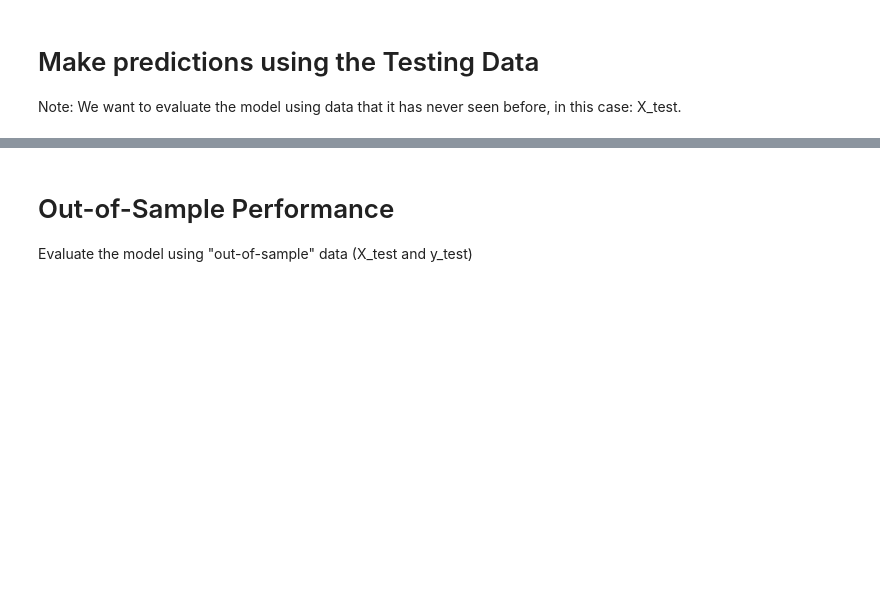
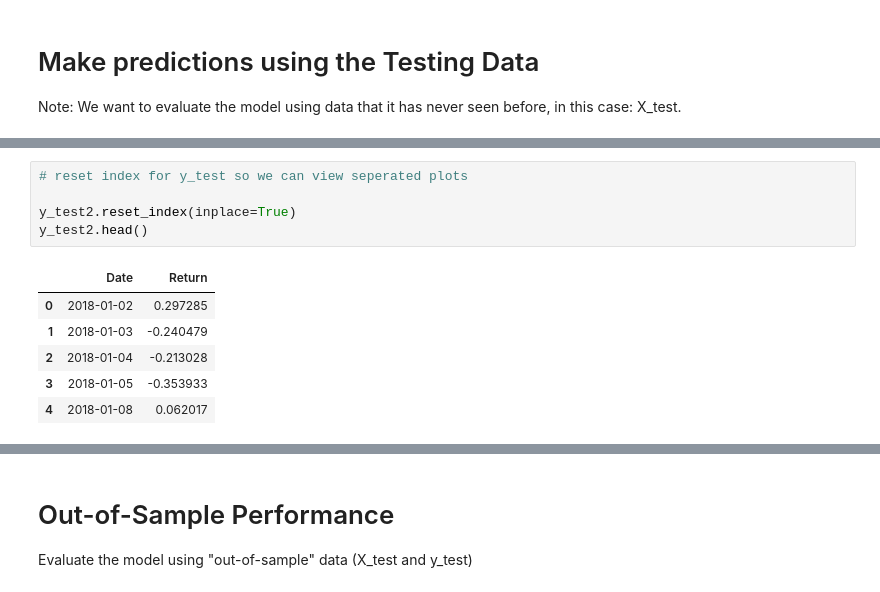
Before and after one commit to Anthibian/Time-Series-Analysis, a Jupyter notebook: Starter_Code/regression_analysis.ipynb, the cells around one changed output, grey strips where cells are left out. Cells and saved outputs as stored; diff of their text form; blank space fills up the shorter version.

```diff
--- a/Starter_Code/regression_analysis.ipynb
+++ b/Starter_Code/regression_analysis.ipynb
@@ -172,0 +193,12 @@ df_compare = pd.concat([predicted, y_test], axis = 1)
+# %%
+# reset index for y_test so we can view seperated plots
+
+y_test2.reset_index(inplace=True)
+y_test2.head()
+# %% [output]
+|  | Date | Return |
+| 0 | 2018-01-02 | 0.297285 |
+| 1 | 2018-01-03 | -0.240479 |
+| 2 | 2018-01-04 | -0.213028 |
+| 3 | 2018-01-05 | -0.353933 |
+| 4 | 2018-01-08 | 0.062017 |
```
Also changed, not shown: parts of 6 cells of this notebook.
